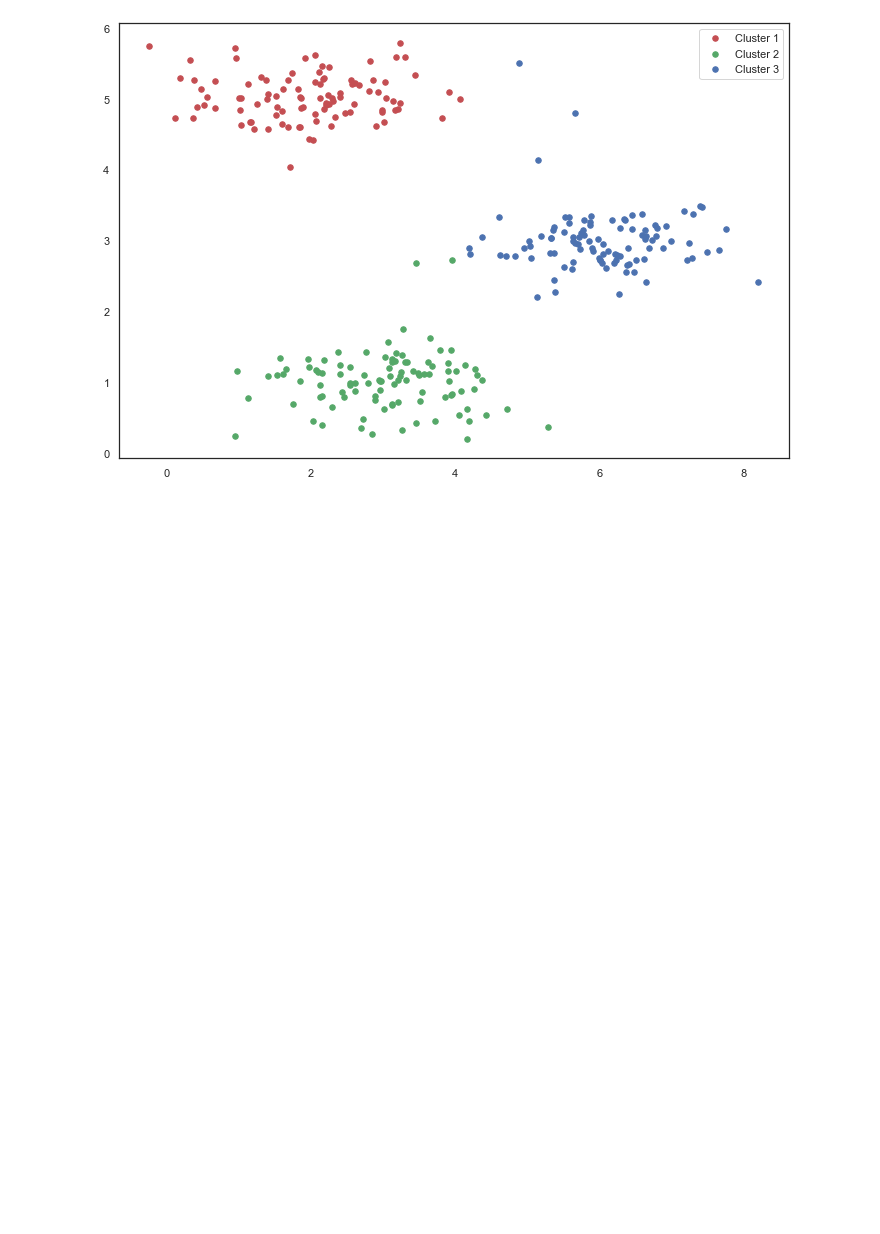
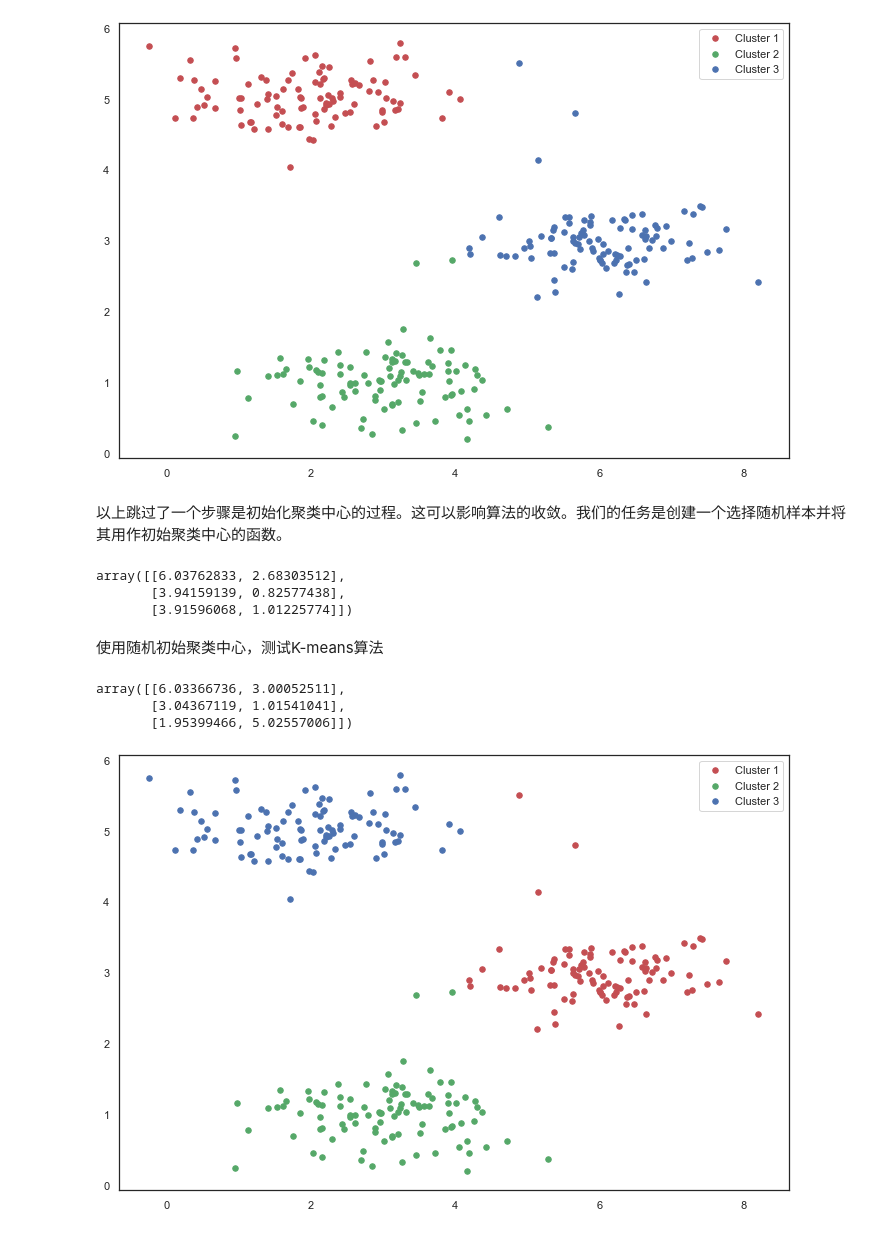
Before and after one commit to FCBleomessi10/NG-MachineLearning-python, a Jupyter notebook: K-means和PCA主成分分析/K-means和PCA主成分分析.ipynb, the cells around one changed output. Drawn from its saved outputs; the diff is of its cells as text; code cells hidden in the pictures; blank space fills up the shorter version.

```diff
--- a/K-means和PCA主成分分析/K-means和PCA主成分分析.ipynb
+++ b/K-means和PCA主成分分析/K-means和PCA主成分分析.ipynb
@@ -101,3 +101,44 @@ ax.legend()
 plt.show()
 # %% [output]
 [figure]
+# %% [markdown]
+以上跳过了一个步骤是初始化聚类中心的过程。这可以影响算法的收敛。我们的任务是创建一个选择随机样本并将其用作初始聚类中心的函数。
+# %%
+def init_centroids(X, k):
+    m, n = X.shape
+    centroids = np.zeros((k, n))
+    idx = np.random.randint(0, m, k)
+
+    for i in range(k):
+        centroids[i, :] = X[idx[i], :]
+
+    return centroids
+# %%
+random_centroids = init_centroids(X, 3)
+random_centroids
+# %% [output]
+array([[6.03762833, 2.68303512],
+       [3.94159139, 0.82577438],
+       [3.91596068, 1.01225774]])
+# %% [markdown]
+使用随机初始聚类中心，测试K-means算法
+# %%
+idx, centroids = run_k_means(X, random_centroids, 10)
+centroids
+# %% [output]
+array([[6.03366736, 3.00052511],
+       [3.04367119, 1.01541041],
+       [1.95399466, 5.02557006]])
+# %%
+cluster1 = X[np.where(idx==0)[0], :]
+cluster2 = X[np.where(idx==1)[0], :]
+cluster3 = X[np.where(idx==2)[0], :]
+
+fig, ax = plt.subplots(figsize=(12, 8))
+ax.scatter(cluster1[:, 0], cluster1[:, 1], s=30, color='r', label='Cluster 1')
+ax.scatter(cluster2[:, 0], cluster2[:, 1], s=30, color='g', label='Cluster 2')
+ax.scatter(cluster3[:, 0], cluster3[:, 1], s=30, color='b', label='Cluster 3')
+ax.legend()
+plt.show()
+# %% [output]
+[figure, added]
```
Also changed, not shown: parts of 20 cells of this notebook, 3 other files.
